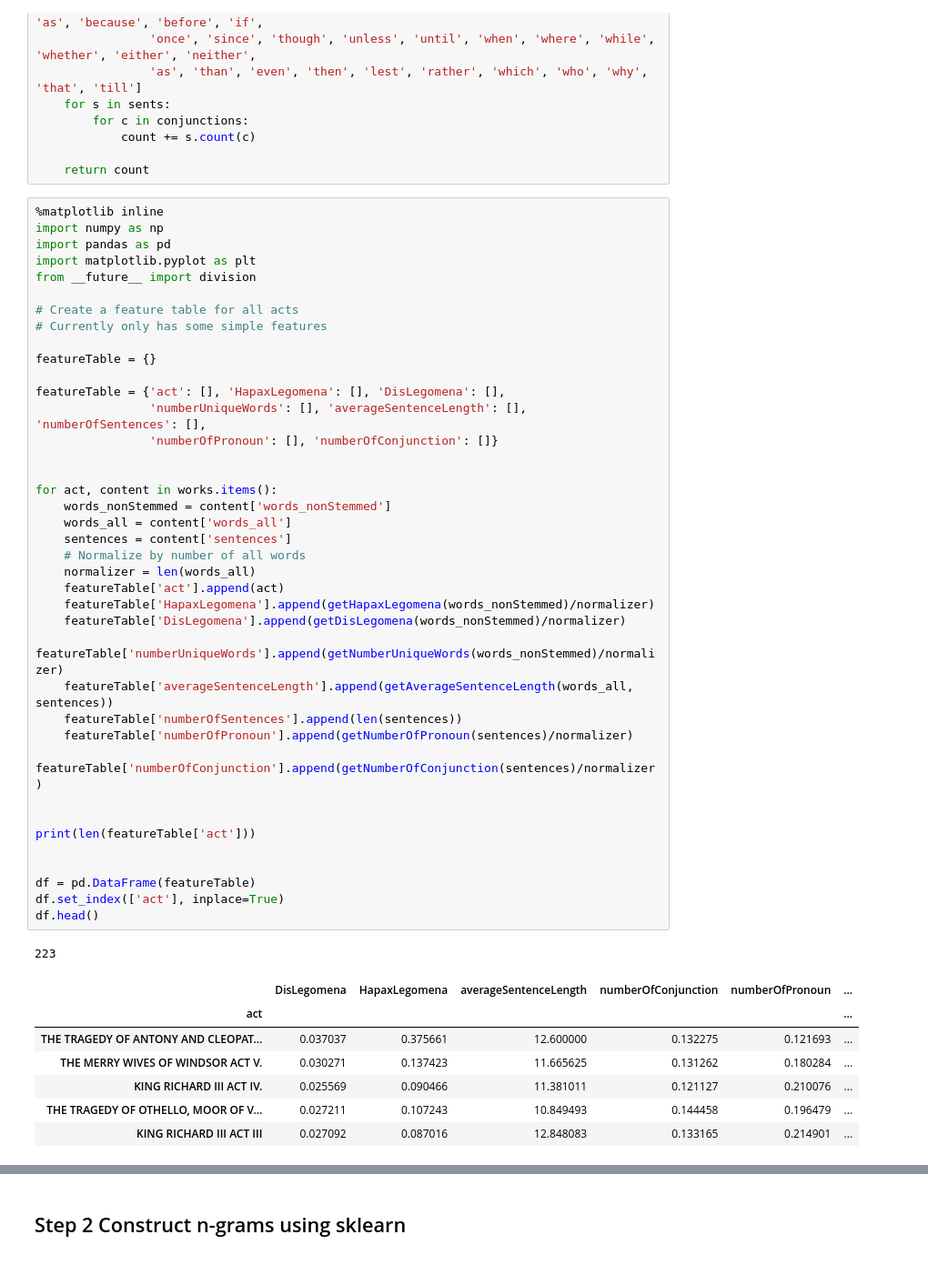
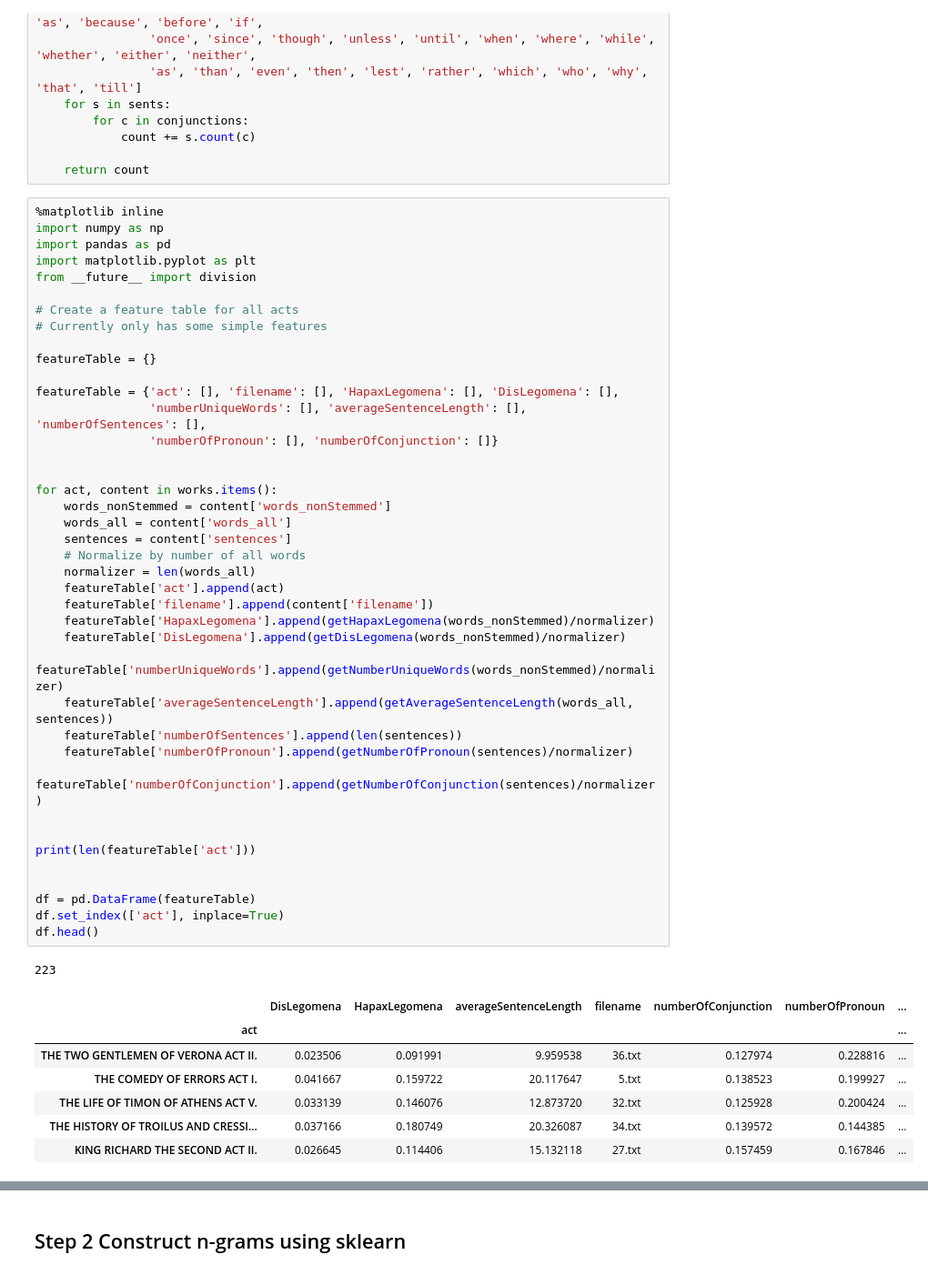
Before and after one commit to bin09122015/HW4, a Jupyter notebook: Feature construction and clustering-v1027.ipynb, the cells around one changed output, grey strips where cells are left out. Shown at 91% size. Drawn from its saved outputs; the diff is of its cells as text.

```diff
--- a/Feature construction and clustering-v1027.ipynb
+++ b/Feature construction and clustering-v1027.ipynb
@@ -120,42 +120,43 @@ from __future__ import division
 
 featureTable = {}
 
-featureTable = {'act': [], 'HapaxLegomena': [], 'DisLegomena': [],
+featureTable = {'act': [], 'filename': [], 'HapaxLegomena': [], 'DisLegomena': [],
                 'numberUniqueWords': [], 'averageSentenceLength': [], 'numberOfSentences': [],
                 'numberOfPronoun': [], 'numberOfConjunction': []}
 
 
 for act, content in works.items():
     words_nonStemmed = content['words_nonStemmed']
     words_all = content['words_all']
     sentences = content['sentences']
     # Normalize by number of all words
     normalizer = len(words_all)
     featureTable['act'].append(act)
+    featureTable['filename'].append(content['filename'])
     featureTable['HapaxLegomena'].append(getHapaxLegomena(words_nonStemmed)/normalizer)
     featureTable['DisLegomena'].append(getDisLegomena(words_nonStemmed)/normalizer)
     featureTable['numberUniqueWords'].append(getNumberUniqueWords(words_nonStemmed)/normalizer)
     featureTable['averageSentenceLength'].append(getAverageSentenceLength(words_all, sentences))
     featureTable['numberOfSentences'].append(len(sentences))
     featureTable['numberOfPronoun'].append(getNumberOfPronoun(sentences)/normalizer)
     featureTable['numberOfConjunction'].append(getNumberOfConjunction(sentences)/normalizer)
 
 
 print(len(featureTable['act']))
 
 
 df = pd.DataFrame(featureTable)
 df.set_index(['act'], inplace=True)
 df.head()
 # %% [output]
 223
-|  | DisLegomena | HapaxLegomena | averageSentenceLength | numberOfConjunction | numberOfPronoun | ... |
-| act |  |  |  |  |  | ... |
-| THE TRAGEDY OF ANTONY AND CLEOPAT... | 0.037037 | 0.375661 | 12.600000 | 0.132275 | 0.121693 | ... |
-| THE MERRY WIVES OF WINDSOR ACT V. | 0.030271 | 0.137423 | 11.665625 | 0.131262 | 0.180284 | ... |
-| KING RICHARD III ACT IV. | 0.025569 | 0.090466 | 11.381011 | 0.121127 | 0.210076 | ... |
-| THE TRAGEDY OF OTHELLO, MOOR OF V... | 0.027211 | 0.107243 | 10.849493 | 0.144458 | 0.196479 | ... |
-| KING RICHARD III ACT III | 0.027092 | 0.087016 | 12.848083 | 0.133165 | 0.214901 | ... |
+|  | DisLegomena | HapaxLegomena | averageSentenceLength | filename | numberOfConjunction | numberOfPronoun | ... |
+| act |  |  |  |  |  |  | ... |
+| THE TWO GENTLEMEN OF VERONA ACT II. | 0.023506 | 0.091991 | 9.959538 | 36.txt | 0.127974 | 0.228816 | ... |
+| THE COMEDY OF ERRORS ACT I. | 0.041667 | 0.159722 | 20.117647 | 5.txt | 0.138523 | 0.199927 | ... |
+| THE LIFE OF TIMON OF ATHENS ACT V. | 0.033139 | 0.146076 | 12.873720 | 32.txt | 0.125928 | 0.200424 | ... |
+| THE HISTORY OF TROILUS AND CRESSI... | 0.037166 | 0.180749 | 20.326087 | 34.txt | 0.139572 | 0.144385 | ... |
+| KING RICHARD THE SECOND ACT II. | 0.026645 | 0.114406 | 15.132118 | 27.txt | 0.157459 | 0.167846 | ... |
 # %%
 # Filter out wierd acts, e.g. the beginning of a play
 
```
Also changed, not shown: parts of 7 cells of this notebook, 1 other file.
